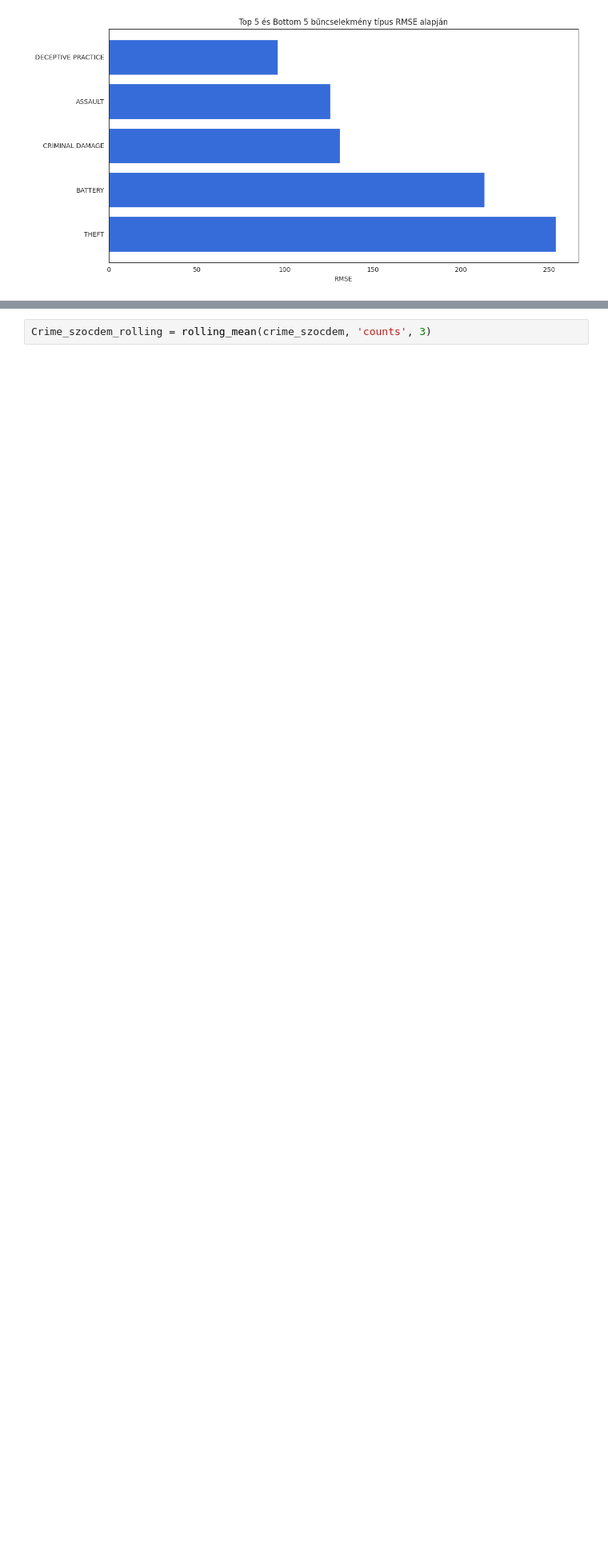
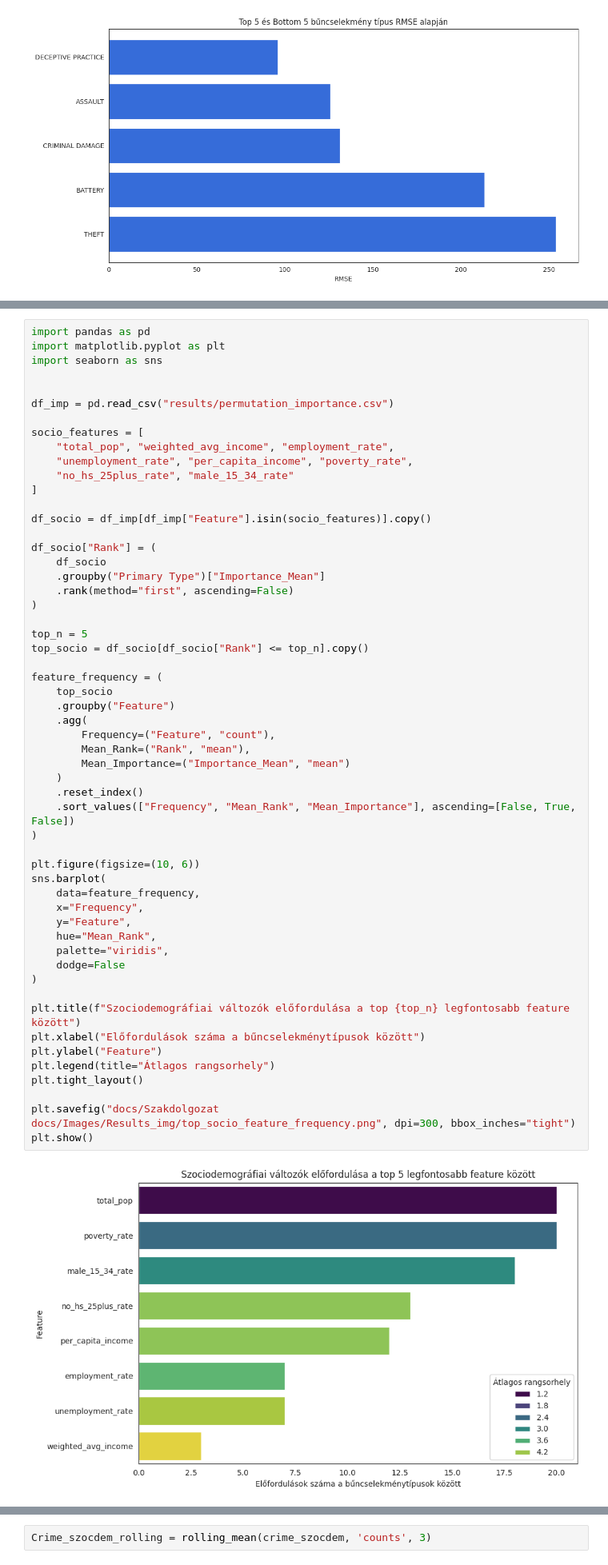
Before and after one commit to enikogyorfi/Szakdolgozat, a Jupyter notebook: Szocdem adatok.ipynb, the cells around one changed output, grey strips where cells are left out. Shown at 80% size. Drawn from its saved outputs; the diff is of its cells as text; blank space fills up the shorter version.

```diff
--- a/Szocdem adatok.ipynb
+++ b/Szocdem adatok.ipynb
@@ -457,0 +527,57 @@ plt.show()
+# %%
+import pandas as pd
+import matplotlib.pyplot as plt
+import seaborn as sns
+
+
+df_imp = pd.read_csv("results/permutation_importance.csv")
+
+socio_features = [
+    "total_pop", "weighted_avg_income", "employment_rate",
+    "unemployment_rate", "per_capita_income", "poverty_rate",
+    "no_hs_25plus_rate", "male_15_34_rate"
+]
+
+df_socio = df_imp[df_imp["Feature"].isin(socio_features)].copy()
+
+df_socio["Rank"] = (
+    df_socio
+    .groupby("Primary Type")["Importance_Mean"]
+    .rank(method="first", ascending=False)
+)
+
+top_n = 5
+top_socio = df_socio[df_socio["Rank"] <= top_n].copy()
+
+feature_frequency = (
+    top_socio
+    .groupby("Feature")
+    .agg(
+        Frequency=("Feature", "count"),
+        Mean_Rank=("Rank", "mean"),
+        Mean_Importance=("Importance_Mean", "mean")
+    )
+    .reset_index()
+    .sort_values(["Frequency", "Mean_Rank", "Mean_Importance"], ascending=[False, True, False])
+)
+
+plt.figure(figsize=(10, 6))
+sns.barplot(
+    data=feature_frequency,
+    x="Frequency",
+    y="Feature",
+    hue="Mean_Rank",
+    palette="viridis",
+    dodge=False
+)
+
+plt.title(f"Szociodemográfiai változók előfordulása a top {top_n} legfontosabb feature között")
+plt.xlabel("Előfordulások száma a bűncselekménytípusok között")
+plt.ylabel("Feature")
+plt.legend(title="Átlagos rangsorhely")
+plt.tight_layout()
+
+plt.savefig("docs/Szakdolgozat docs/Images/Results_img/top_socio_feature_frequency.png", dpi=300, bbox_inches="tight")
+plt.show()
+# %% [output]
+[figure, added]
```
Also changed, not shown: parts of 6 cells of this notebook, 2 other files.
